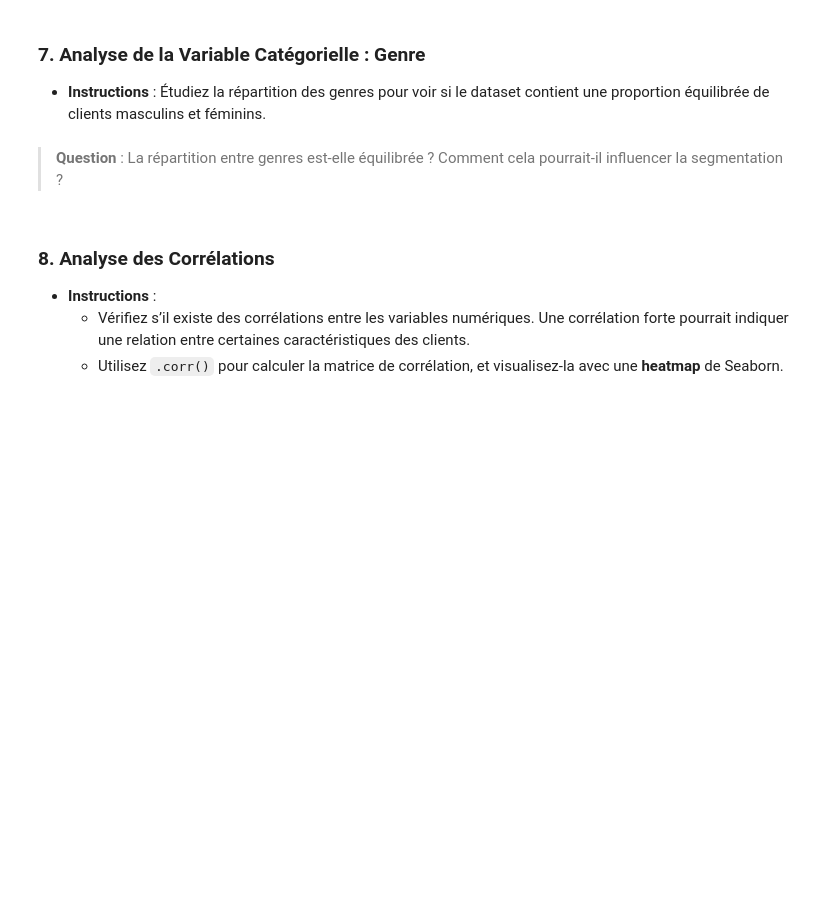
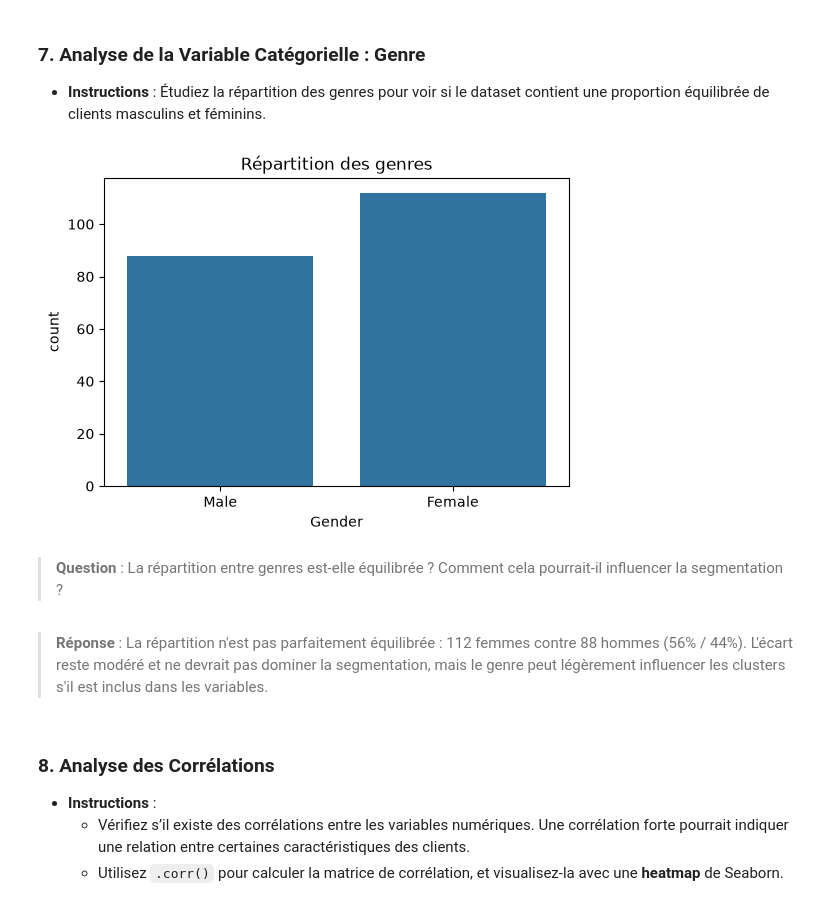
Before and after one commit to loicbonicontact-gif/Machine-Learning-Classification, a Jupyter notebook: Introduction à l'Apprentissage Non Supervisé/notebooks/nb_04_Apprentissage_Non_Supervisé.ipynb, the cells around one changed output. Cells and saved outputs as stored; diff of their text form; code cells hidden in the pictures; blank space fills up the shorter version.

```diff
--- a/Introduction à l'Apprentissage Non Supervisé/notebooks/nb_04_Apprentissage_Non_Supervisé.ipynb
+++ b/Introduction à l'Apprentissage Non Supervisé/notebooks/nb_04_Apprentissage_Non_Supervisé.ipynb
@@ -206,8 +285,16 @@ L’objectif de cette étape est de comprendre la structure des données, d’an
 - **Instructions** : Étudiez la répartition des genres pour voir si le dataset contient une proportion équilibrée de clients masculins et féminins.
 # %%
 # Insérez le code ici pour visualiser la répartition de la variable "Gender"
+plt.figure(figsize=(6,4))
+sns.countplot(x='Gender', data=m_customers)
+plt.title('Répartition des genres')
+plt.show()
+# %% [output]
+[figure, added]
 # %% [markdown]
 > **Question** : La répartition entre genres est-elle équilibrée ? Comment cela pourrait-il influencer la segmentation ?
+# %% [markdown]
+> **Réponse** : La répartition n'est pas parfaitement équilibrée : 112 femmes contre 88 hommes (56% / 44%). L'écart reste modéré et ne devrait pas dominer la segmentation, mais le genre peut légèrement influencer les clusters s'il est inclus dans les variables.
 # %% [markdown]
 ### 8. Analyse des Corrélations
 - **Instructions** :
```
Also changed, not shown: parts of 44 cells of this notebook, 1 other file.
